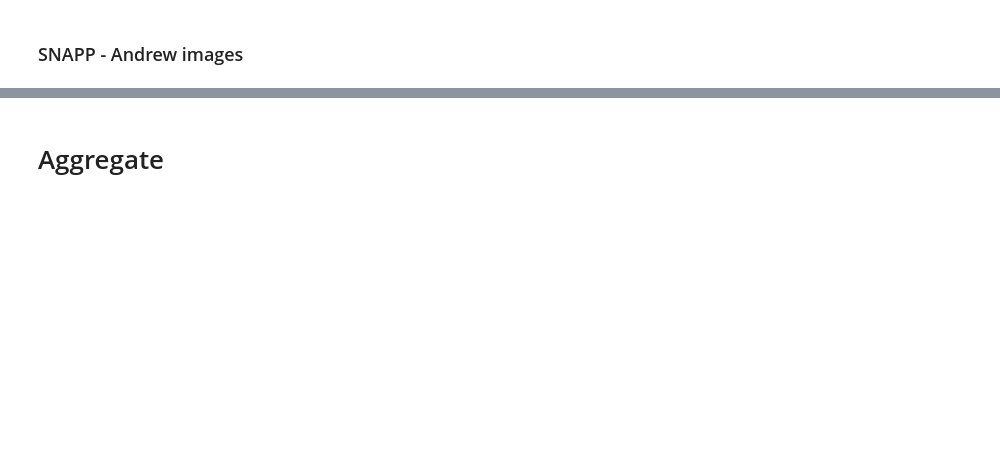
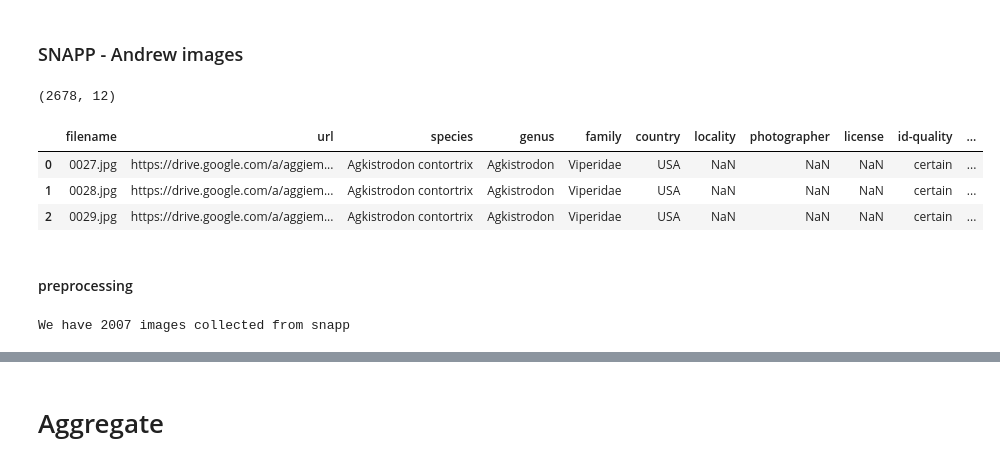
Before and after one commit to cam4ani/snakes, a Jupyter notebook: reunited_all_datasource_for_dl.ipynb, the cells around one changed output, grey strips where cells are left out. Drawn from its saved outputs; the diff is of its cells as text; code cells hidden in the pictures; blank space fills up the shorter version.

```diff
--- a/reunited_all_datasource_for_dl.ipynb
+++ b/reunited_all_datasource_for_dl.ipynb
@@ -128,3 +157,16 @@ df_in.head(3)
 | 2 | inaturalist_Thamnophis elegans_12... | 1228 | 2006-05-14 02:36:00 | 37.664253 | -122.055359 | inaturalist_1_Thamnophis elegans | CC0 | https://static.inaturalist.org/ph... | /home/camille/vm_exchange/Lab/sna... | Thamnophis elegans | ... |
 # %% [markdown]
 ### SNAPP - Andrew images
+# %%
+#save metadata info (might not be of same size of number of collected images)
+df_s = pd.read_csv(os.path.join(path_data,'snapp_images','snapp-images.csv'))
+print(df_s.shape)
+df_s.head(3)
+# %% [output]
+(2678, 12)
+|  | filename | url | species | genus | family | country | locality | photographer | license | id-quality | ... |
+| 0 | 0027.jpg | https://drive.google.com/a/aggiem... | Agkistrodon contortrix | Agkistrodon | Viperidae | USA | NaN | NaN | NaN | certain | ... |
+| 1 | 0028.jpg | https://drive.google.com/a/aggiem... | Agkistrodon contortrix | Agkistrodon | Viperidae | USA | NaN | NaN | NaN | certain | ... |
+| 2 | 0029.jpg | https://drive.google.com/a/aggiem... | Agkistrodon contortrix | Agkistrodon | Viperidae | USA | NaN | NaN | NaN | certain | ... |
+# %% [markdown]
+#### preprocessing
@@ -130,0 +188,10 @@ df_in.head(3)
+# %%
+#remove the info without images
+li_snapp_images = []
+for genus in glob.glob(os.path.join(path_data,'snapp_images','*')):
+    for species in glob.glob(os.path.join(genus,'*')):
+        li_snapp_images.extend([x for x in glob.glob(os.path.join(species,'*'))])
+len(li_snapp_images)
+print('We have %d images collected from snapp'%len(li_snapp_images))
+# %% [output]
+We have 2007 images collected from snapp
```
Also changed, not shown: parts of 35 cells of this notebook, 2 other files.
